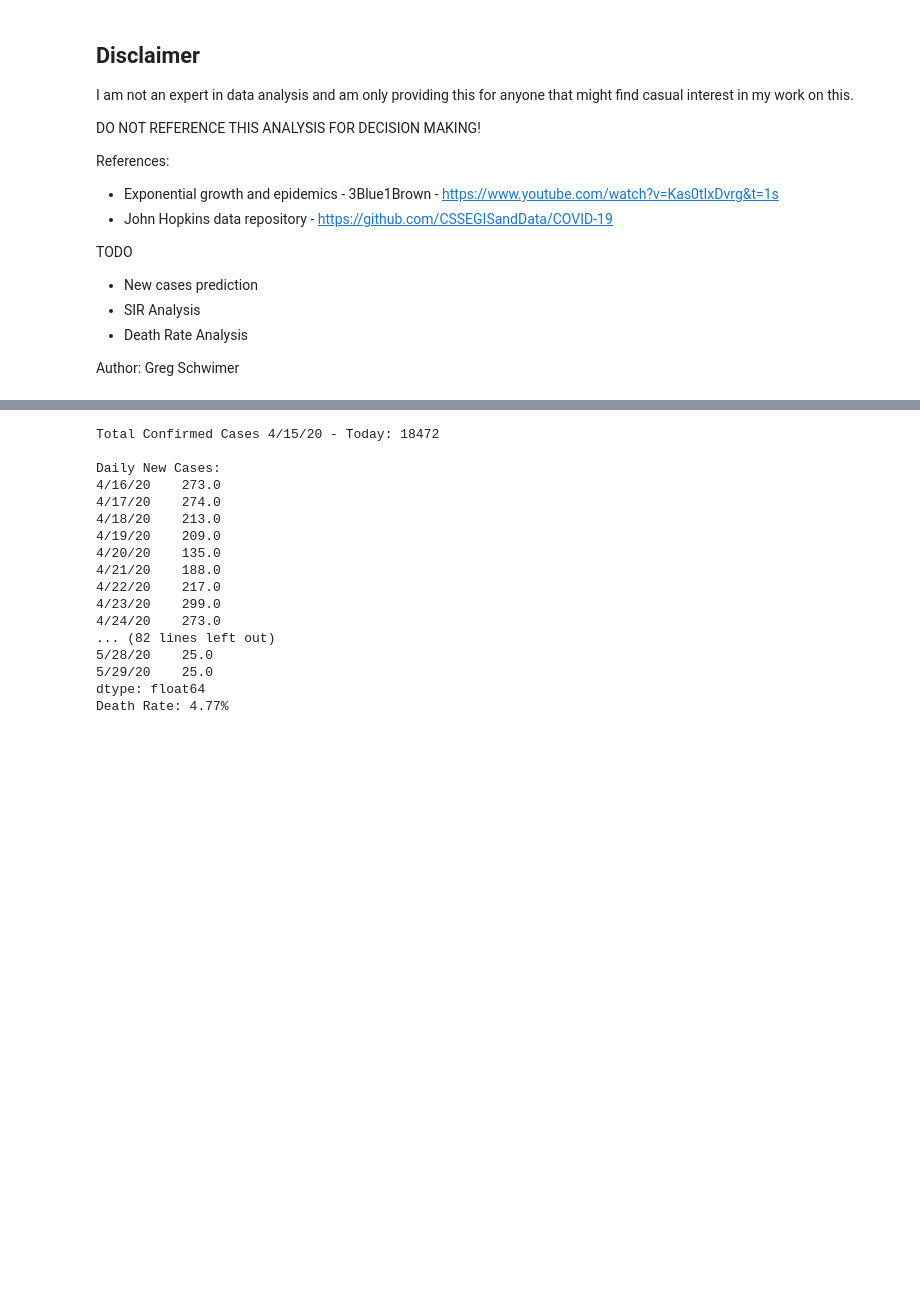
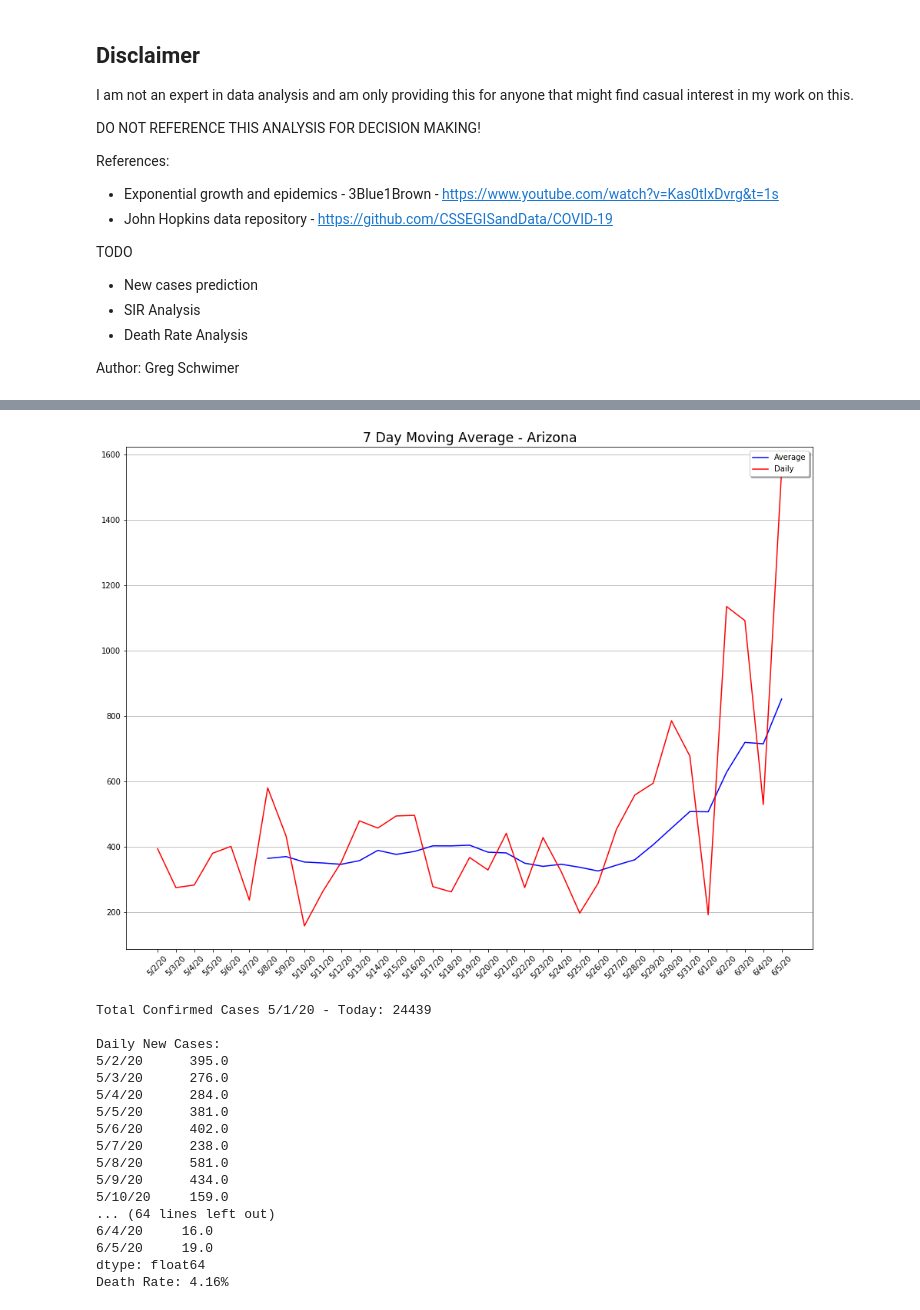
Before and after one commit to gschwim/COVID-19-Looking-Glass, a Jupyter notebook: COVID-19 Looking Glass.ipynb, the cells around one changed output, grey strips where cells are left out. Cells and saved outputs as stored; diff of their text form; code cells hidden in the pictures; blank space fills up the shorter version.

```diff
--- a/COVID-19 Looking Glass.ipynb
+++ b/COVID-19 Looking Glass.ipynb
@@ -199,33 +199,45 @@ plt.show()
 # %%
 total_cases = counts[-1]
 daily_counts = (counts - counts.shift()).dropna()
+rolling_7day = daily_counts.rolling(7).mean()
+
+fig = plt.figure(figsize=(16,12))
+ax = fig.add_subplot(111)
+ax.plot(rolling_7day, 'b-')
+ax.plot(daily_counts, 'r-')
+plt.xticks(rotation=45)
+plt.legend(('Average', 'Daily'), shadow=True, loc='upper right')
+plt.title('7 Day Moving Average - {}'.format(state), fontsize='xx-large')
+plt.grid(axis='y')
+plt.show()
 
 print('Total Confirmed Cases {} - {}: {}\n'.format(start_date, end_date, total_cases))
 print('Daily New Cases:\n{}'.format(daily_counts))
 print('_' * 20)
 
 total_deaths = dcounts[-1]
 daily_deaths = (dcounts - dcounts.shift()).dropna()
 
 print('Total Deaths {} - {}: {}\n'.format(start_date, end_date, total_deaths))
 print('Daily Deaths:\n{}'.format(daily_deaths))
 
 print('Death Rate: {:.2f}%'.format((total_deaths/total_cases) * 100))
 # %% [output]
+[figure, added]
-Total Confirmed Cases 4/15/20 - Today: 18472
+Total Confirmed Cases 5/1/20 - Today: 24439
 
 Daily New Cases:
-4/16/20    273.0
-4/17/20    274.0
-4/18/20    213.0
-4/19/20    209.0
-4/20/20    135.0
-4/21/20    188.0
-4/22/20    217.0
-4/23/20    299.0
-4/24/20    273.0
-... (82 lines left out)
-5/28/20    25.0
-5/29/20    25.0
+5/2/20      395.0
+5/3/20      276.0
+5/4/20      284.0
+5/5/20      381.0
+5/6/20      402.0
+5/7/20      238.0
+5/8/20      581.0
+5/9/20      434.0
+5/10/20     159.0
+... (64 lines left out)
+6/4/20     16.0
+6/5/20     19.0
 dtype: float64
-Death Rate: 4.77%
+Death Rate: 4.16%
```
Also changed, not shown: parts of 5 cells of this notebook.
